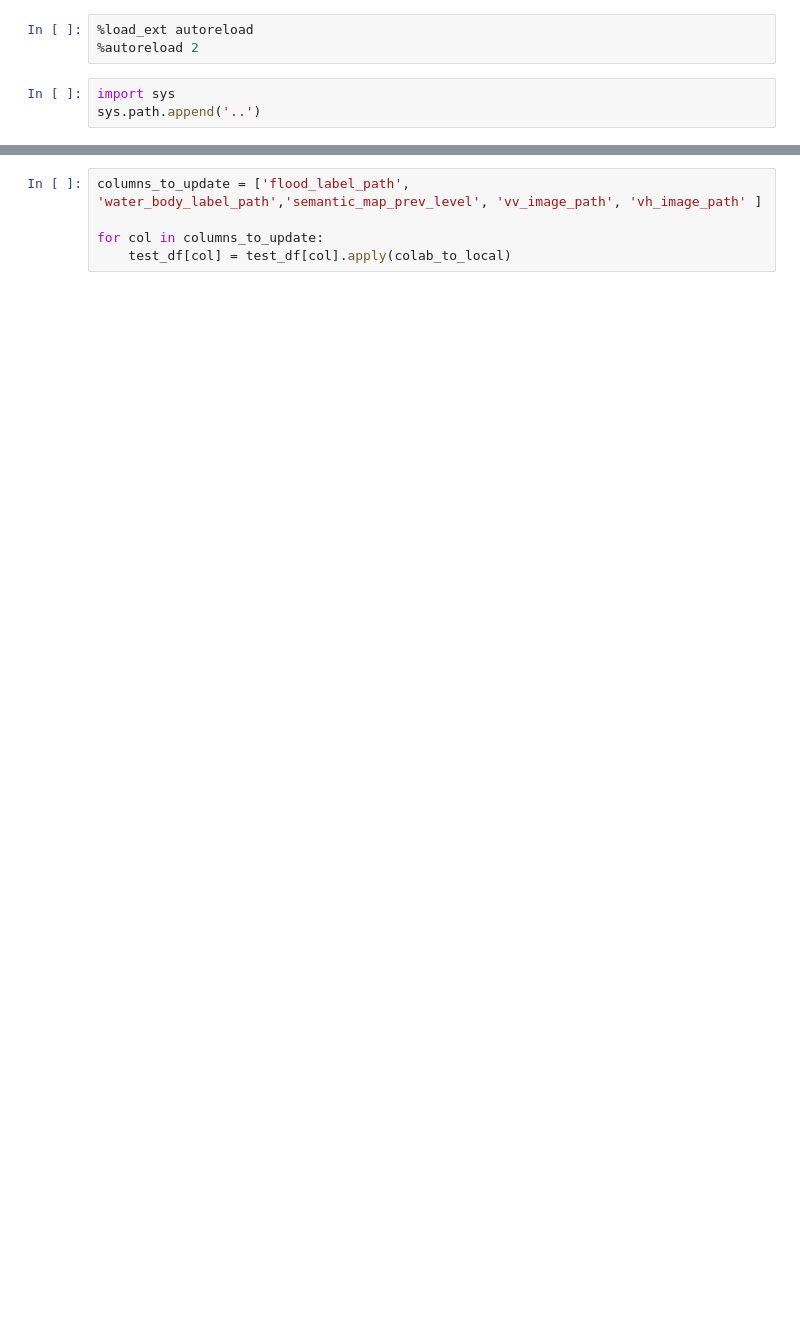
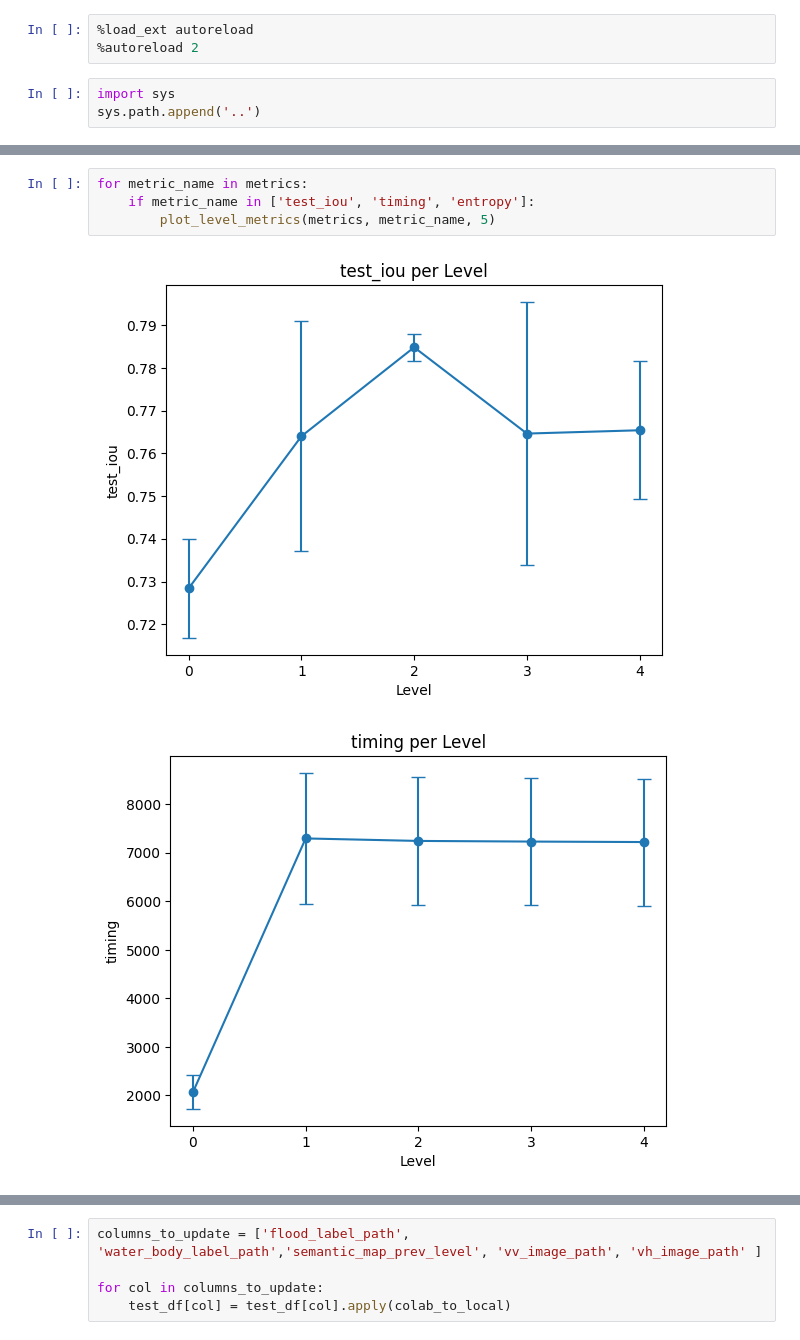
Before and after one commit to AkerkeKesha/stacked-unets, a Jupyter notebook: notebooks/ETCI_analysis.ipynb, the cells around one changed output, grey strips where cells are left out. Drawn from its saved outputs; the diff is of its cells as text; blank space fills up the shorter version.

```diff
--- a/notebooks/ETCI_analysis.ipynb
+++ b/notebooks/ETCI_analysis.ipynb
@@ -26,0 +107,7 @@ data_dir = os.path.join(project_root,'dataset', 'data-etci-flood','train')
+# %%
+for metric_name in metrics:
+    if metric_name in ['test_iou', 'timing', 'entropy']:
+        plot_level_metrics(metrics, metric_name, 5)
+# %% [output]
+[figure, added]
+[figure, added]
```
Also changed, not shown: parts of 57 cells of this notebook.
